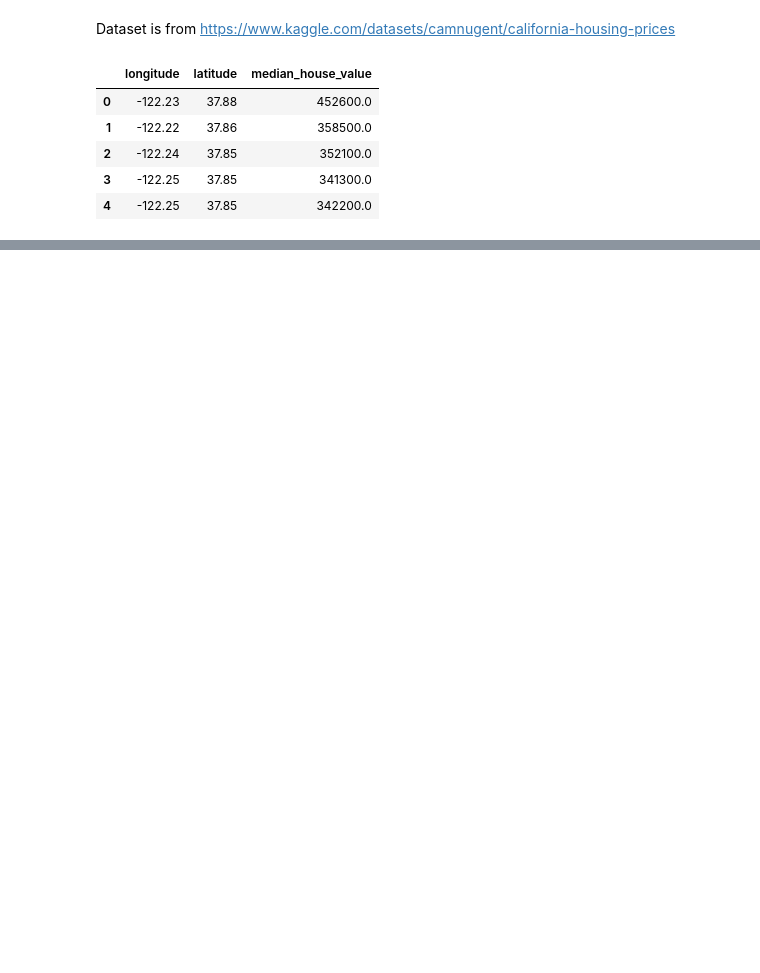
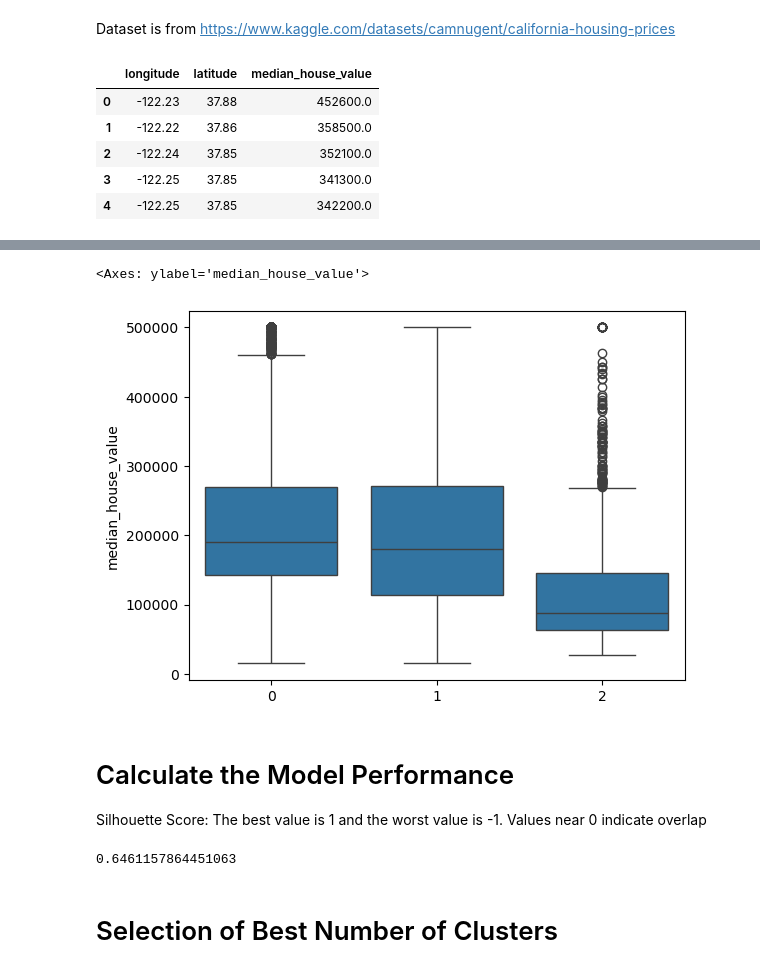
Before and after one commit to warnakulasuriya-fds-e23/EE7209MachineLearningCodes, a Jupyter notebook: workshop4/Workshop4.ipynb, the cells around one changed output, grey strips where cells are left out. Cells and saved outputs as stored; diff of their text form; code cells hidden in the pictures; blank space fills up the shorter version.

```diff
--- a/workshop4/Workshop4.ipynb
+++ b/workshop4/Workshop4.ipynb
@@ -19,0 +72,18 @@ df.head()
+# %%
+# Use seaborn Boxplots to visualize cluster distribution
+sns.boxplot(x = kmeans.labels_, y = y_train['median_house_value'])
+# %% [output]
+<Axes: ylabel='median_house_value'>
+[figure, added]
+# %% [markdown]
+# Calculate the Model Performance
+
+Silhouette Score: The best value is 1 and the worst value is -1. Values near 0 indicate overlap
+# %%
+from sklearn.metrics import silhouette_score
+
+silhouette_score(X_train_scaled, kmeans.labels_, metric='euclidean')
+# %% [output]
+0.6461157864451063
+# %% [markdown]
+# Selection of Best Number of Clusters
```
Also changed, not shown: parts of 15 cells of this notebook.
